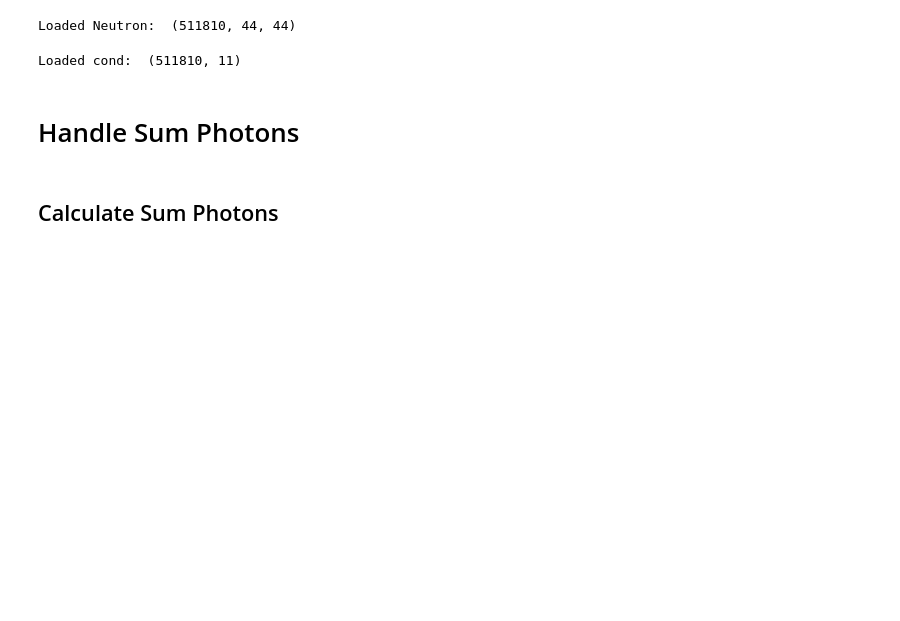
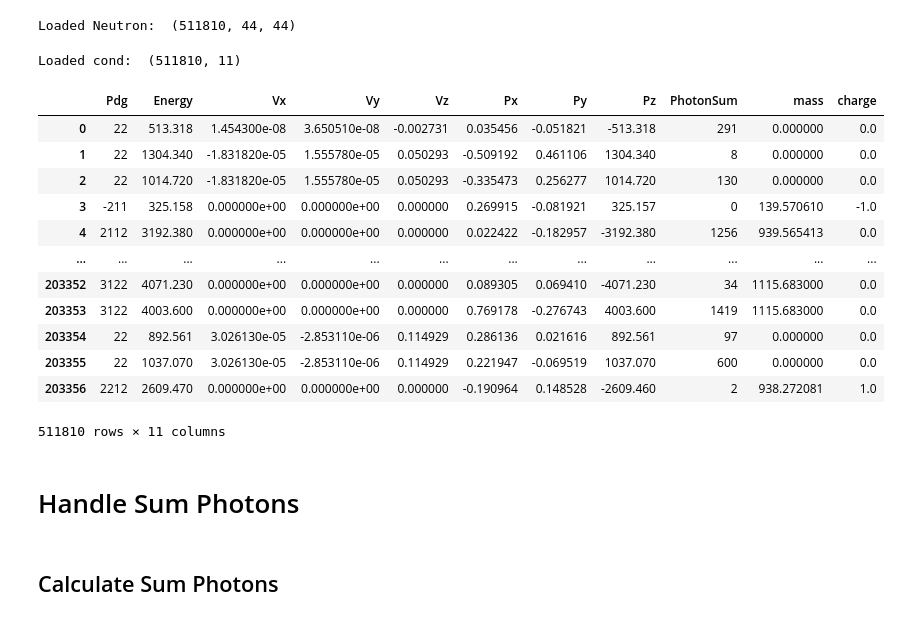
Before and after one commit to patrick-bedkowski/Generative-Models-for-CERN-Fast-Simulations, a Jupyter notebook: notebooks/data_handling.ipynb, the cells around one changed output. Saved outputs shown, nothing was run; the diff lists cells and outputs as text; code cells hidden in the pictures; blank space fills up the shorter version.

```diff
--- a/notebooks/data_handling.ipynb
+++ b/notebooks/data_handling.ipynb
@@ -56,6 +56,22 @@ data_cond = load_particle_data_a(DATA_DIR, N_SAMPLES_T0_LOAD)
 print('Loaded cond: ',  data_cond.shape)
 # %% [output]
 Loaded cond:  (511810, 11)
+# %%
+data_cond
+# %% [output]
+|  | Pdg | Energy | Vx | Vy | Vz | Px | Py | Pz | PhotonSum | mass | charge |
+| 0 | 22 | 513.318 | 1.454300e-08 | 3.650510e-08 | -0.002731 | 0.035456 | -0.051821 | -513.318 | 291 | 0.000000 | 0.0 |
+| 1 | 22 | 1304.340 | -1.831820e-05 | 1.555780e-05 | 0.050293 | -0.509192 | 0.461106 | 1304.340 | 8 | 0.000000 | 0.0 |
+| 2 | 22 | 1014.720 | -1.831820e-05 | 1.555780e-05 | 0.050293 | -0.335473 | 0.256277 | 1014.720 | 130 | 0.000000 | 0.0 |
+| 3 | -211 | 325.158 | 0.000000e+00 | 0.000000e+00 | 0.000000 | 0.269915 | -0.081921 | 325.157 | 0 | 139.570610 | -1.0 |
+| 4 | 2112 | 3192.380 | 0.000000e+00 | 0.000000e+00 | 0.000000 | 0.022422 | -0.182957 | -3192.380 | 1256 | 939.565413 | 0.0 |
+| ... | ... | ... | ... | ... | ... | ... | ... | ... | ... | ... | ... |
+| 203352 | 3122 | 4071.230 | 0.000000e+00 | 0.000000e+00 | 0.000000 | 0.089305 | 0.069410 | -4071.230 | 34 | 1115.683000 | 0.0 |
+| 203353 | 3122 | 4003.600 | 0.000000e+00 | 0.000000e+00 | 0.000000 | 0.769178 | -0.276743 | 4003.600 | 1419 | 1115.683000 | 0.0 |
+| 203354 | 22 | 892.561 | 3.026130e-05 | -2.853110e-06 | 0.114929 | 0.286136 | 0.021616 | 892.561 | 97 | 0.000000 | 0.0 |
+| 203355 | 22 | 1037.070 | 3.026130e-05 | -2.853110e-06 | 0.114929 | 0.221947 | -0.069519 | 1037.070 | 600 | 0.000000 | 0.0 |
+| 203356 | 2212 | 2609.470 | 0.000000e+00 | 0.000000e+00 | 0.000000 | -0.190964 | 0.148528 | -2609.460 | 2 | 938.272081 | 1.0 |
+511810 rows × 11 columns
 # %% [markdown]
 # Handle Sum Photons
 # %% [markdown]
```
Also changed, not shown: 1 other file.
